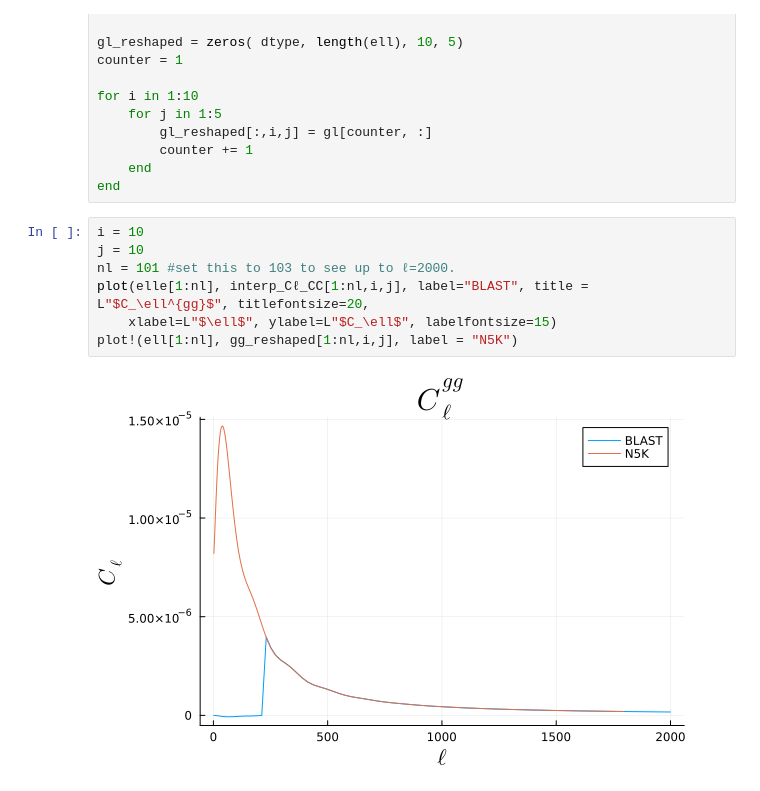
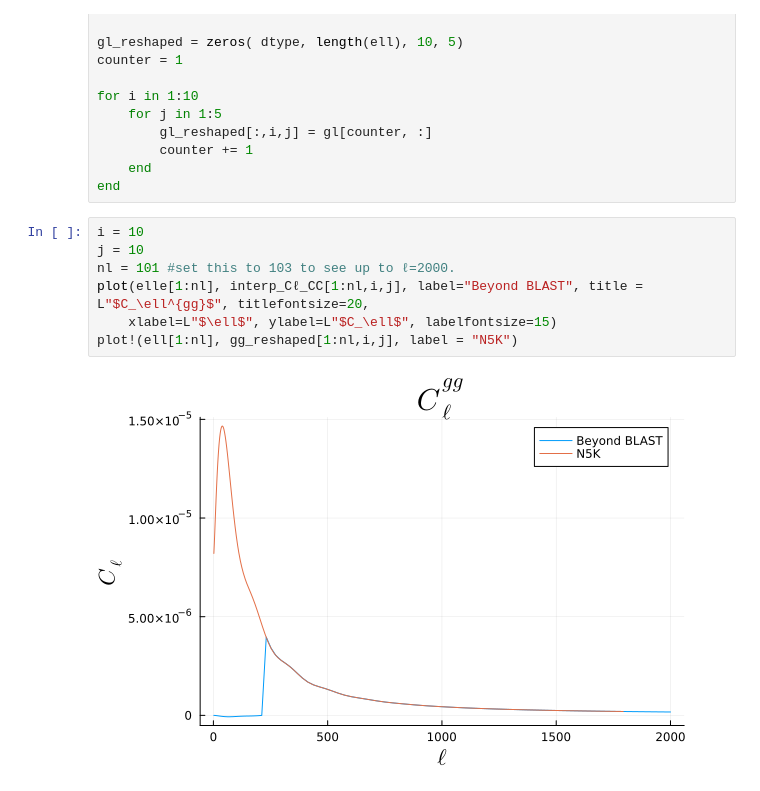
Before and after one commit to anvi-git/3D_Angular_Power_Spectrum, a Jupyter notebook: beyond_BLAST.ipynb, the cells around one changed output. Drawn from its saved outputs; the diff is of its cells as text.

```diff
--- a/beyond_BLAST.ipynb
+++ b/beyond_BLAST.ipynb
@@ -408,12 +397,12 @@ end
 # %%
 i = 10
 j = 10
 nl = 101 #set this to 103 to see up to ℓ=2000.
-plot(elle[1:nl], interp_Cℓ_CC[1:nl,i,j], label="BLAST", title = L"$C_\ell^{gg}$", titlefontsize=20,
+plot(elle[1:nl], interp_Cℓ_CC[1:nl,i,j], label="Beyond BLAST", title = L"$C_\ell^{gg}$", titlefontsize=20,
     xlabel=L"$\ell$", ylabel=L"$C_\ell$", labelfontsize=15)
 plot!(ell[1:nl], gg_reshaped[1:nl,i,j], label = "N5K")
 # %% [output]
-[figure, old version]
+[figure, new version]
 # %%
 i = 10
 j = 10
```
Also changed, not shown: parts of 7 cells of this notebook, 4 other files.
